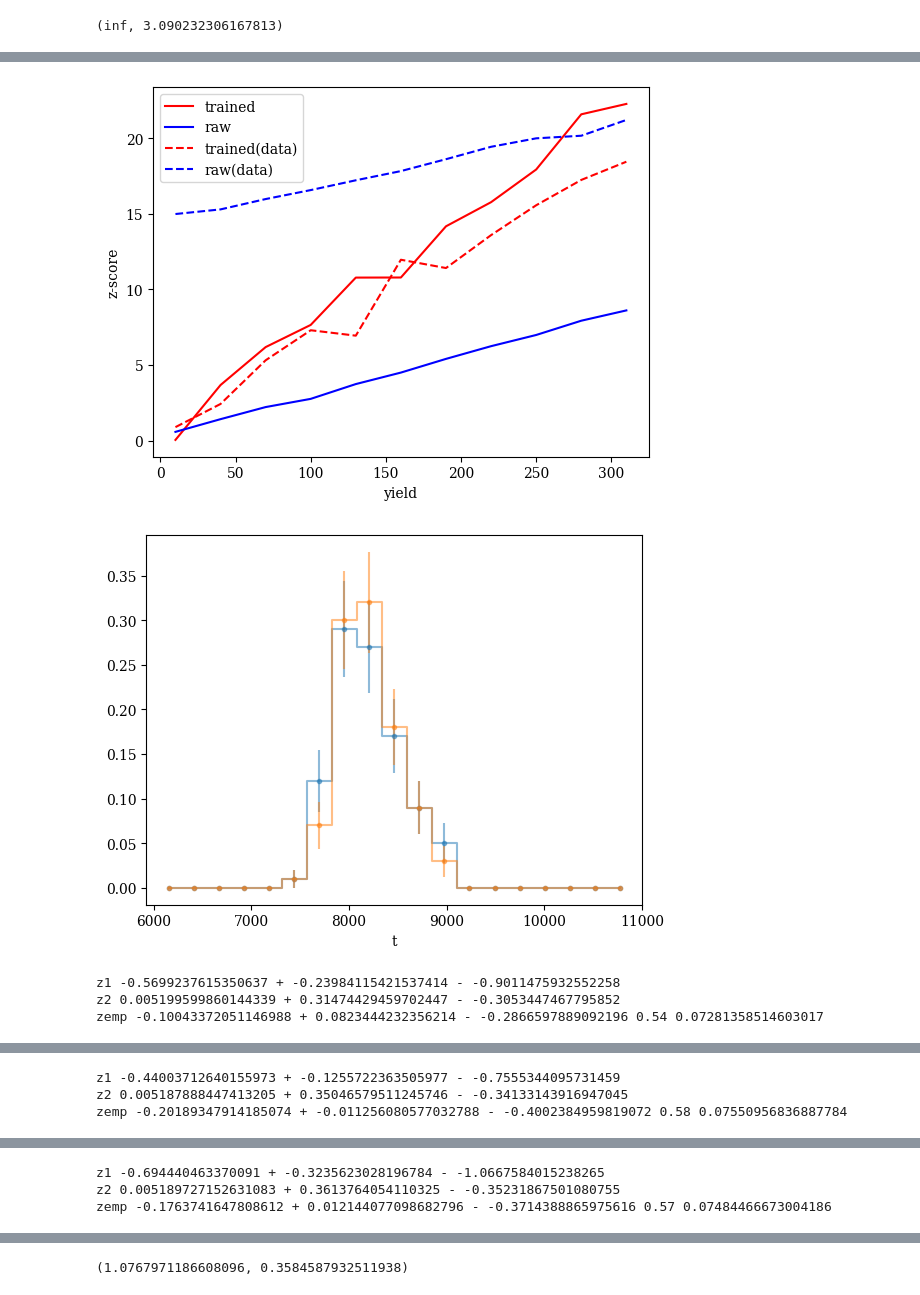
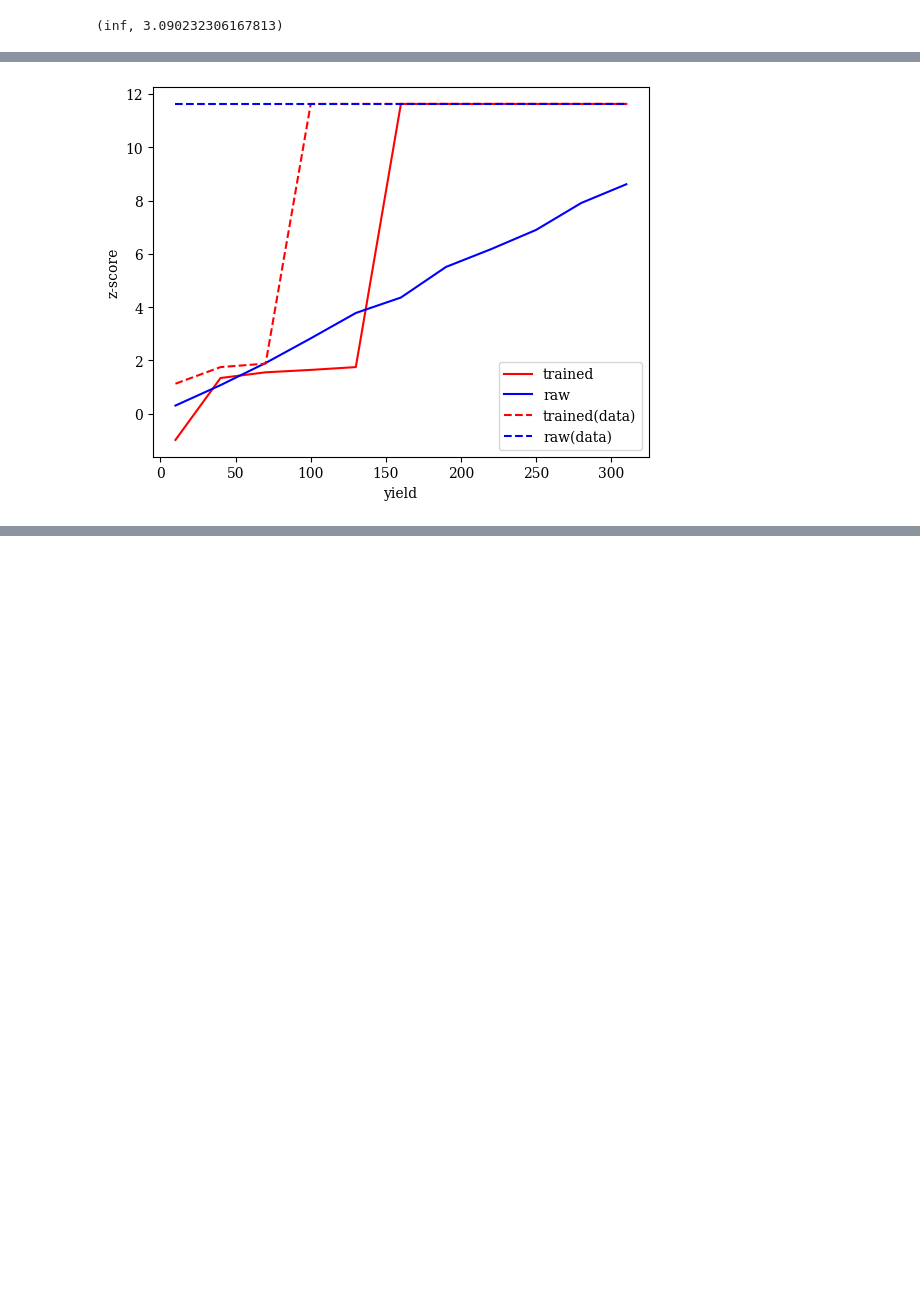
Before and after one commit to SamBT/phlab-neurips25, a Jupyter notebook: experiments/toyjet/ToyMahaDataMC.ipynb, the cells around one changed output, grey strips where cells are left out. Cells and saved outputs as stored; diff of their text form; code cells hidden in the pictures; blank space fills up the shorter version.

```diff
--- a/experiments/toyjet/ToyMahaDataMC.ipynb
+++ b/experiments/toyjet/ToyMahaDataMC.ipynb
@@ -95,7 +95,7 @@ z2 0.005609356719305173 + 0.08987677418769588 - -0.07873780033642962
 zemp 3.090232306167813 + inf - 2.878161739095483 0.001 0.0009999999999999998
 (inf, 3.090232306167813)
 # %%
-#model = torch.load("model_baseline.pth")
+model = torch.load("model_baseline.pth")
 from collections import defaultdict
 from models.networks import MLP
 with torch.no_grad():
@@ -108,9 +108,10 @@ with torch.no_grad():
 #plt.show()
 
 embed_dim=4
-cut_threshold = 0.2 # threshold to cut on for training subsample; assigned class prob must be > threshold
+cut_threshold = 0.5 # threshold to cut on for training subsample; assigned class prob must be > threshold
 maxval1=np.max(c1,1)
 maxval2=np.max(c2,1)
+
 cut_mctr   = tjds.train_data  [tjds.train_labels != (nsigs-1)][maxval1 > cut_threshold]
 cut_labelm = tjds.train_labels[tjds.train_labels != (nsigs-1)][maxval1 > cut_threshold]
 cut_mc     = dutils.GenericDataset(cut_mctr, cut_labelm)
@@ -120,12 +121,17 @@ cut_data   = tjds.true_data  [tjds.true_labels != (nsigs-1)][maxval2 > cut_thres
 cut_labeld = torch.tensor(np.argmax(c2,axis=1))[maxval2 > cut_threshold]
 cut_ds     = dutils.GenericDataset(cut_data, cut_labeld)
 
-#tot_c = torch.cat((cut_mctr,cut_data))
-#tot_l = torch.cat((cut_labelm,cut_labeld+3))
-#tot_ds     = dutils.GenericDataset(tot_c, tot_l)
-merger=dutils.ConcatWithLabels([cut_mc,cut_ds],[0,1])
-labels = merger._labels
-batch_size = 1000
-num_classes = 2#(nsigs-1)*2
+tot_c  = torch.cat((cut_mctr,cut_data))
+tot_l  = torch.cat((cut_labelm,cut_labeld+3))
+tot_ds = dutils.GenericDataset(tot_c, tot_l)
+#merger = dutils.ConcatWithLabels([cut_mc,cut_ds],[0,1])
+#labels = merger._labels
+#batch_size = 1000
+#num_classes = 2#(nsigs-1)*2
+
+merger = tot_ds
+labels = tot_ds.labels
+batch_size = 1002
+num_classes = (nsigs-1)*2
 sampler = dutils.BalancedBatchSampler(labels, batch_size, num_classes)
 train_loader   = DataLoader(merger,num_workers=2,batch_sampler=sampler)
@@ -134,7 +138,7 @@ tensor([0., 0., 0.,  ..., 1., 1., 1.])
 # %%
-#loaded_model = torch.load("model_baseline.pth")
+model = torch.load("model_baseline.pth")
 from models.losses import SupervisedSimCLRLoss
 criterion = SupervisedSimCLRLoss(temperature=0.01)
 optimizer = torch.optim.AdamW(model.parameters(),lr=1e-3)
-dutils.train_generic_datamc(15,train_loader,model,criterion,optimizer,iCorrectData=False)
+dutils.train_generic_datamc_v2(10,train_loader,model,criterion,optimizer,iCorrectData=False)
 # %% [output]
@@ -157,29 +156,24 @@ Epoch [15/15], Loss: 7.1285
 # %%
 #postraining
 with torch.no_grad():
     #output_train  = tjds.model.encoder(tjds.train_data.float())
     output        = model.encoder(tjds.test_data.float())
     output1       = model.encoder(tjds.true_data.float())
     output2       = output  + model.shifter(output) ### If we correct data relative to MC
     output3       = output1 + model.shifter(output1) ### If we correct data relative to MC
 
 #print(output1[0],output2[0])
 #tjds.cornerQuick(output,output1,tjds.test_labels,tjds.test_labels)
 #tjds.cornerQuick(output1,output1,tjds.true_labels,tjds.true_labels)
 #tjds.cornerQuick(output3,output2,tjds.true_labels,tjds.true_labels)
 #tjds.cornerQuick(output2,output,tjds.test_labels,tjds.test_labels)
-
-tjds.zscoreplot(output1,output,tjds.test_labels,tjds.test_labels,tjds.test_data,tjds.true_data)
+tjds.zscoreplot(output,output1,tjds.test_labels,tjds.true_labels,tjds.test_data,tjds.true_data,intoys=100)
 #dutils.z_yield(output1,tjds.true_labels,output,tjds.test_labels,(nsigs-1),iNbins=1,ntoys=100,iNb=10000,iNr=20000,plot=True)
 
-dutils.run_toy(1, 10000, 20000,output2,tjds.test_labels,output2,tjds.test_labels,(nsigs-1),ntoys=100,plot=True)
-dutils.run_toy(1, 10000, 20000,output3,tjds.true_labels,output2,tjds.test_labels,(nsigs-1),ntoys=100,plot=True)
+#dutils.run_toy(1, 10000, 20000,output2,tjds.test_labels,output2,tjds.test_labels,(nsigs-1),ntoys=1000,plot=True)
+#dutils.run_toy(1, 10000, 20000,output3,tjds.true_labels,output2,tjds.test_labels,(nsigs-1),ntoys=1000,plot=True)
 
-dutils.run_toy(1, 10000, 20000,output,tjds.test_labels,output,tjds.test_labels,(nsigs-1),ntoys=100,plot=True)
-dutils.run_toy(1, 10000, 20000,output1,tjds.true_labels,output,tjds.test_labels,(nsigs-1),ntoys=100,plot=True)
+#dutils.run_toy(1, 10000, 20000,output,tjds.test_labels,output,tjds.test_labels,(nsigs-1),ntoys=1000,plot=True)
+#dutils.run_toy(1, 10000, 20000,output1,tjds.true_labels,output,tjds.test_labels,(nsigs-1),ntoys=1000,plot=True)
 # %% [output]
-[figure, old version]
+[figure, new version]
-[figure, removed]
-z1 -0.5699237615350637 + -0.23984115421537414 - -0.9011475932552258
-z2 0.005199599860144339 + 0.31474429459702447 - -0.3053447467795852
-zemp -0.10043372051146988 + 0.0823444232356214 - -0.2866597889092196 0.54 0.07281358514603017
@@ -187,3 +179,0 @@ zemp -0.10043372051146988 + 0.0823444232356214 - -0.2866597889092196 0.54 0.0728
-z1 -0.44003712640155973 + -0.1255722363505977 - -0.7555344095731459
-z2 0.005187888447413205 + 0.35046579511245746 - -0.34133143916947045
-zemp -0.20189347914185074 + -0.011256080577032788 - -0.4002384959819072 0.58 0.07550956836887784
@@ -191,3 +179,0 @@ zemp -0.20189347914185074 + -0.011256080577032788 - -0.4002384959819072 0.58 0.0
-z1 -0.694440463370091 + -0.3235623028196784 - -1.0667584015238265
-z2 0.005189727152631083 + 0.3613764054110325 - -0.35231867501080755
-zemp -0.1763741647808612 + 0.012144077098682796 - -0.3714388865975616 0.57 0.07484466673004186
@@ -198 +179,0 @@ zemp 0.3584587932511938 + 0.5220540057173099 - 0.20398237653161952 0.36 0.059183
-(1.0767971186608096, 0.3584587932511938)
```
Also changed, not shown: parts of 3 cells of this notebook, 7 other files.
